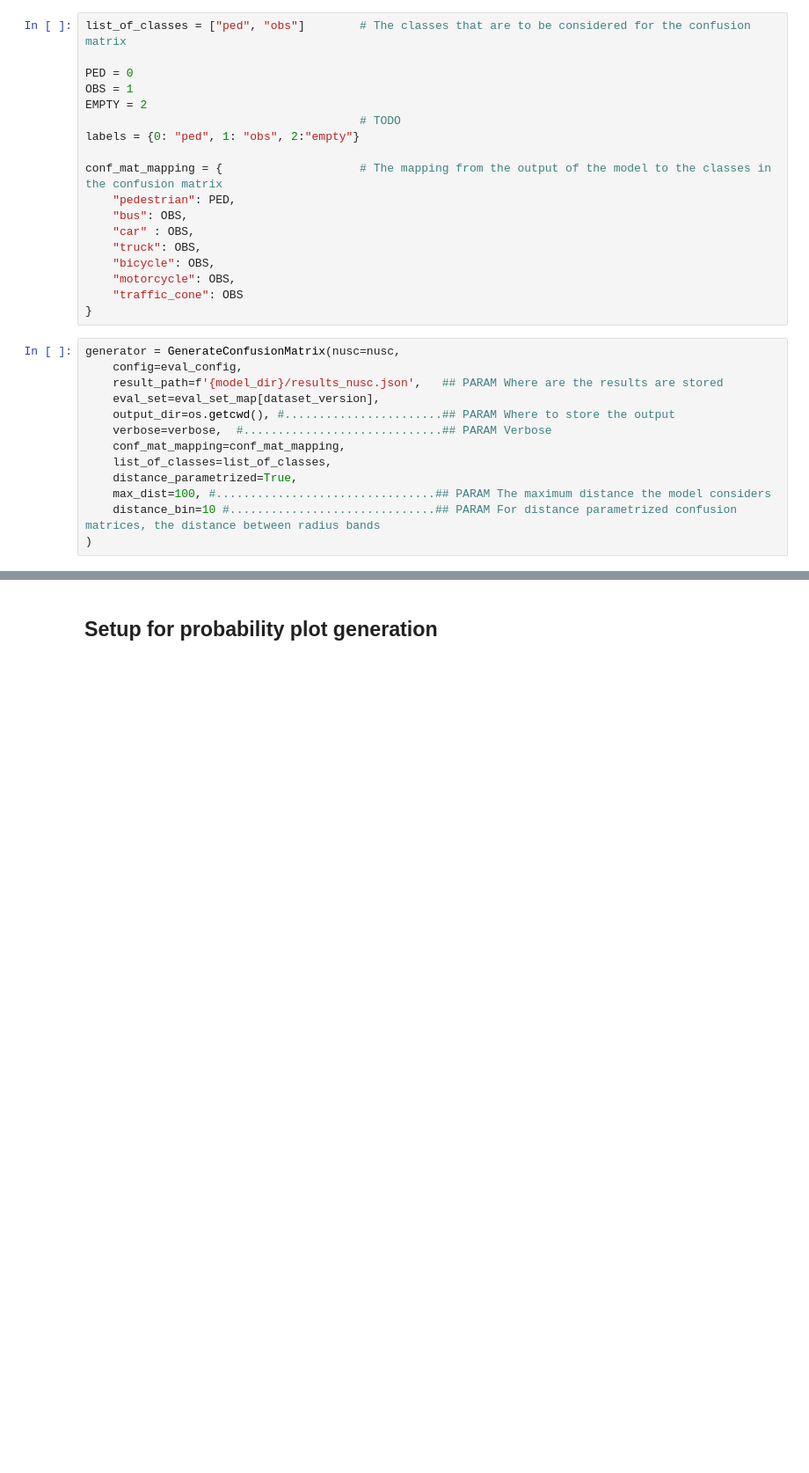
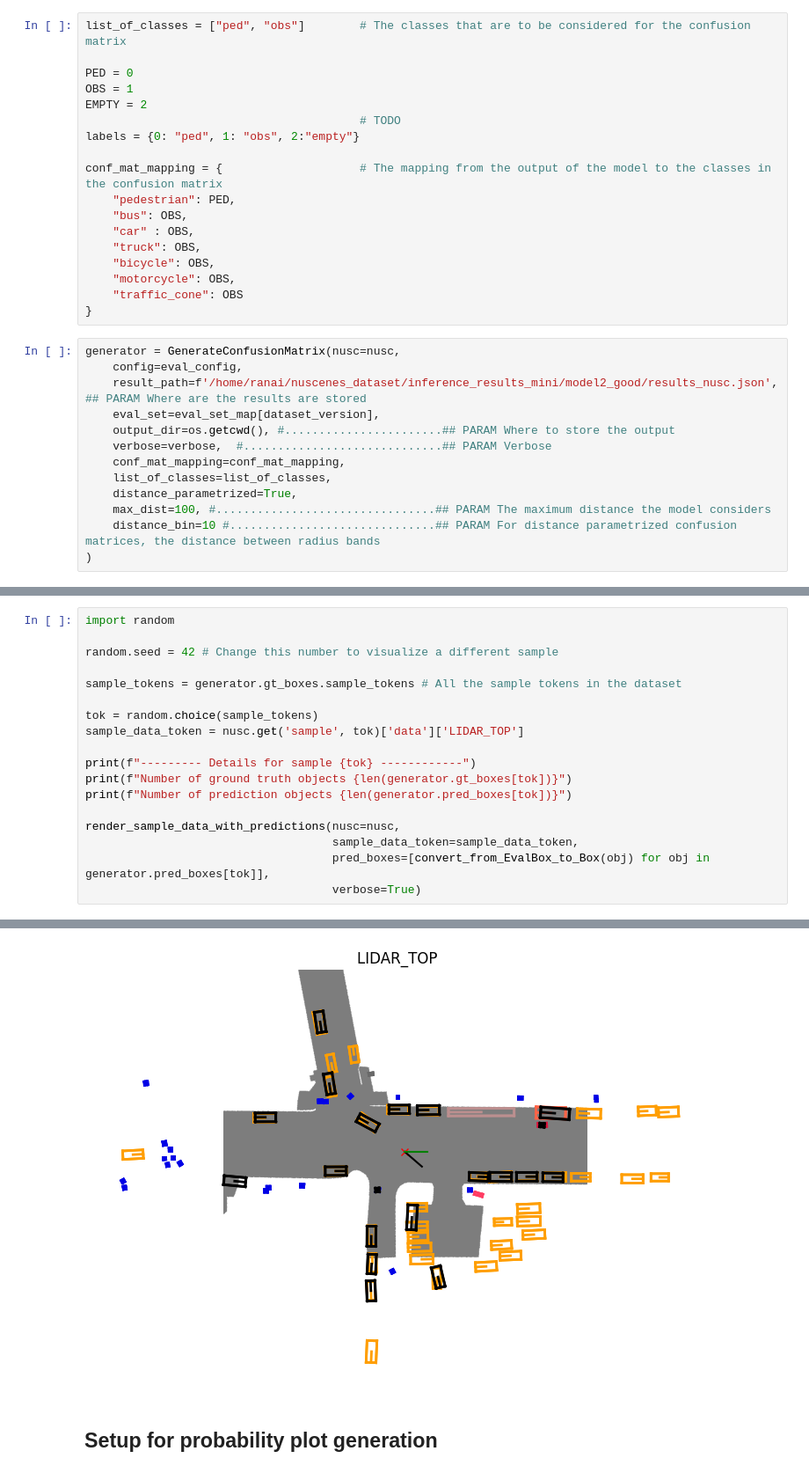
Before and after one commit to IowaState-AutonomousSystemsLab/TRELPy, a Jupyter notebook: tutorial.ipynb, the cells around one changed output, grey strips where cells are left out. Shown at 88% size. Drawn from its saved outputs; the diff is of its cells as text; blank space fills up the shorter version.

```diff
--- a/tutorial.ipynb
+++ b/tutorial.ipynb
@@ -248,7 +296,7 @@ conf_mat_mapping = {                    # The mapping from the output of the mod
 # %%
 generator = GenerateConfusionMatrix(nusc=nusc,
     config=eval_config,
-    result_path=f'{model_dir}/results_nusc.json',   ## PARAM Where are the results are stored
+    result_path=f'/home/ranai/nuscenes_dataset/inference_results_mini/model2_good/results_nusc.json',   ## PARAM Where are the results are stored
     eval_set=eval_set_map[dataset_version],
     output_dir=os.getcwd(), #.......................## PARAM Where to store the output
     verbose=verbose,  #.............................## PARAM Verbose
@@ -260,0 +340,19 @@ generator = GenerateConfusionMatrix(nusc=nusc,
+# %%
+import random
+
+random.seed = 42 # Change this number to visualize a different sample
+
+sample_tokens = generator.gt_boxes.sample_tokens # All the sample tokens in the dataset
+
+tok = random.choice(sample_tokens)
+sample_data_token = nusc.get('sample', tok)['data']['LIDAR_TOP']
+
+print(f"--------- Details for sample {tok} ------------")
+print(f"Number of ground truth objects {len(generator.gt_boxes[tok])}")
+print(f"Number of prediction objects {len(generator.pred_boxes[tok])}")
+
+render_sample_data_with_predictions(nusc=nusc,
+                                    sample_data_token=sample_data_token,
+                                    pred_boxes=[convert_from_EvalBox_to_Box(obj) for obj in generator.pred_boxes[tok]],
+                                    verbose=True)
+# %% [output]
@@ -261,2 +362,3 @@ generator = GenerateConfusionMatrix(nusc=nusc,
+[figure, added]
 # %% [markdown]
 ## Setup for probability plot generation
```
Also changed, not shown: parts of 22 cells of this notebook, 16 other files.
